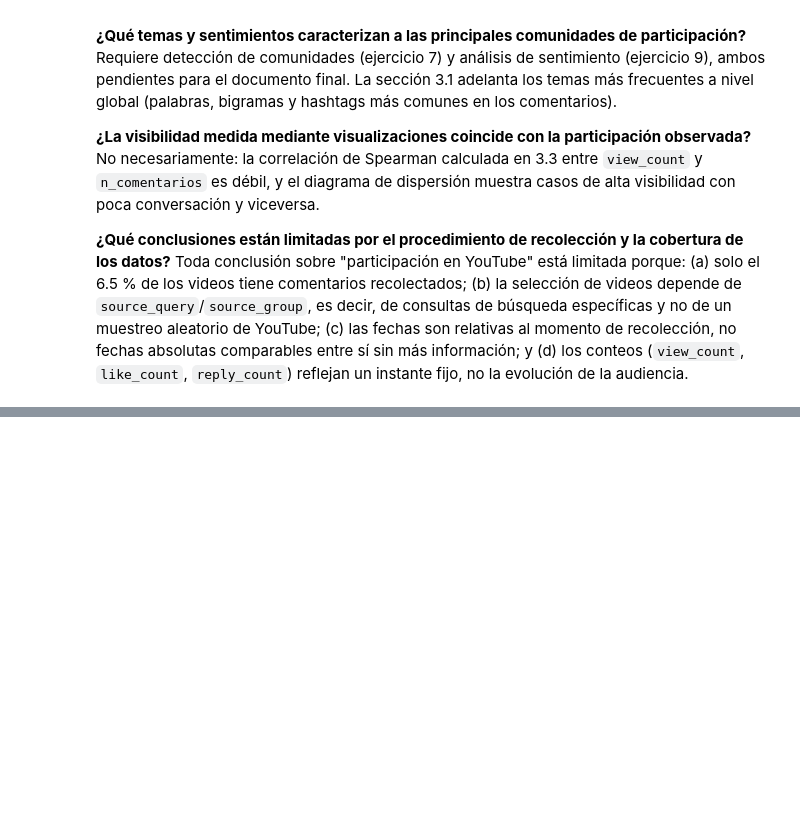
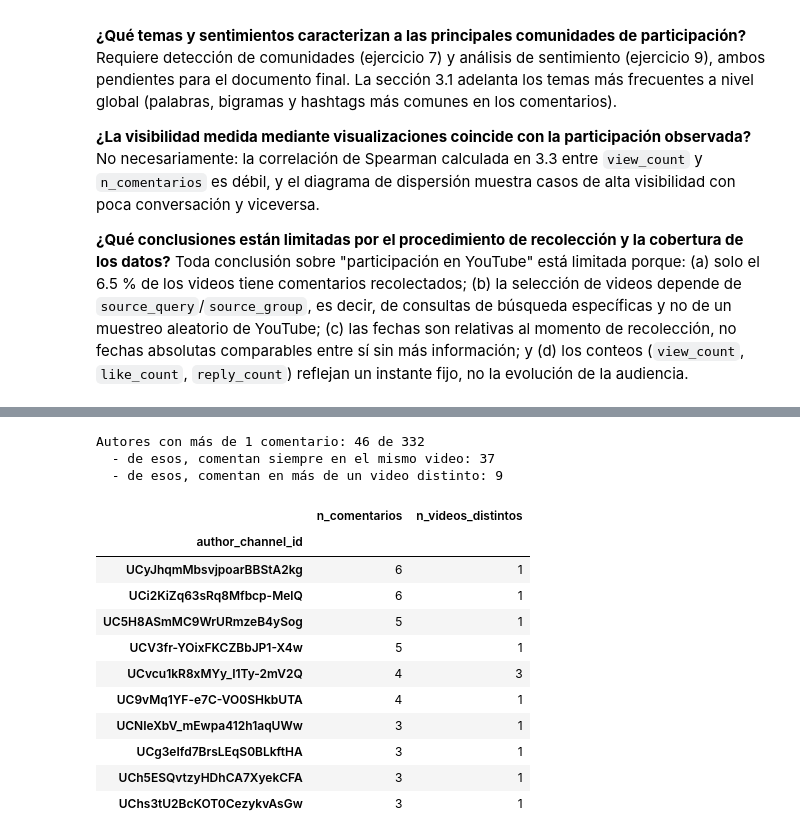
Before and after one commit to DavidDominguez-11/DS-Lab1, a Jupyter notebook: Laboratorio_6.ipynb, the cells around one changed output, grey strips where cells are left out. Cells and saved outputs as stored; diff of their text form; code cells hidden in the pictures; blank space fills up the shorter version.

```diff
--- a/Laboratorio_6.ipynb
+++ b/Laboratorio_6.ipynb
@@ -971,0 +1010,31 @@ audiencia.
+# %%
+# Pregunta adicional 2: ¿los autores que comentan más de una vez lo hacen en el
+# mismo video (varios comentarios en un solo video) o en videos distintos?
+comentarios_por_autor = comments.groupby("author_channel_id").size().rename("n_comentarios")
+videos_por_autor = comments.groupby("author_channel_id")["video_id"].nunique().rename("n_videos_distintos")
+
+autores_multi = pd.concat([comentarios_por_autor, videos_por_autor], axis=1)
+autores_multi = autores_multi[autores_multi["n_comentarios"] > 1]
+
+print(f"Autores con más de 1 comentario: {len(autores_multi)} de {comments['author_channel_id'].nunique()}")
+print(f"  - de esos, comentan siempre en el mismo video: "
+      f"{(autores_multi['n_videos_distintos'] == 1).sum()}")
+print(f"  - de esos, comentan en más de un video distinto: "
+      f"{(autores_multi['n_videos_distintos'] > 1).sum()}")
+autores_multi.sort_values("n_comentarios", ascending=False).head(10)
+# %% [output]
+Autores con más de 1 comentario: 46 de 332
+  - de esos, comentan siempre en el mismo video: 37
+  - de esos, comentan en más de un video distinto: 9
+|  | n_comentarios | n_videos_distintos |
+| author_channel_id |  |  |
+| UCyJhqmMbsvjpoarBBStA2kg | 6 | 1 |
+| UCi2KiZq63sRq8Mfbcp-MelQ | 6 | 1 |
+| UC5H8ASmMC9WrURmzeB4ySog | 5 | 1 |
+| UCV3fr-YOixFKCZBbJP1-X4w | 5 | 1 |
+| UCvcu1kR8xMYy_I1Ty-2mV2Q | 4 | 3 |
+| UC9vMq1YF-e7C-VO0SHkbUTA | 4 | 1 |
+| UCNIeXbV_mEwpa412h1aqUWw | 3 | 1 |
+| UCg3eIfd7BrsLEqS0BLkftHA | 3 | 1 |
+| UCh5ESQvtzyHDhCA7XyekCFA | 3 | 1 |
+| UChs3tU2BcKOT0CezykvAsGw | 3 | 1 |
```
Also changed, not shown: parts of 6 cells of this notebook.
